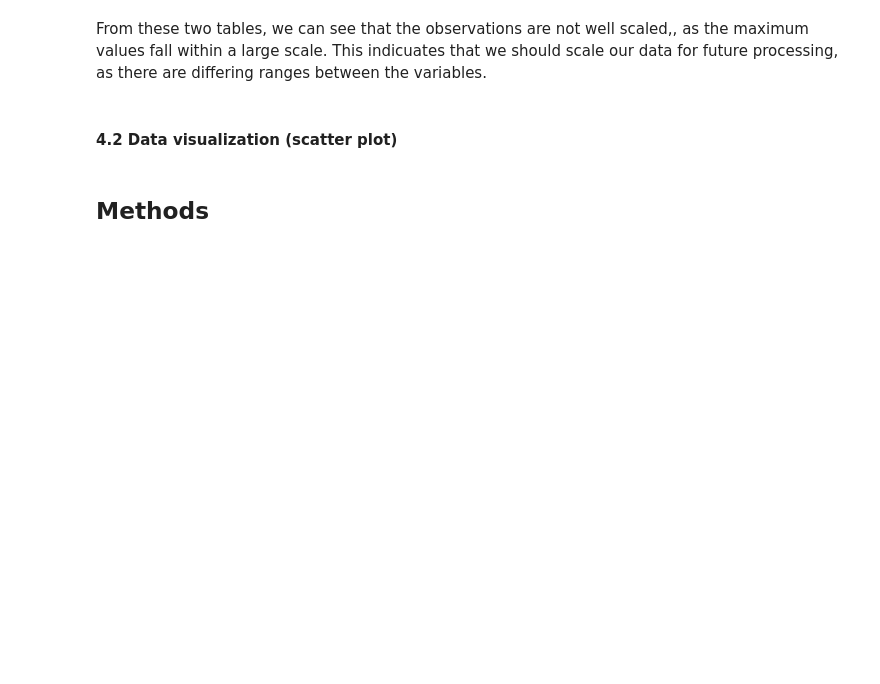
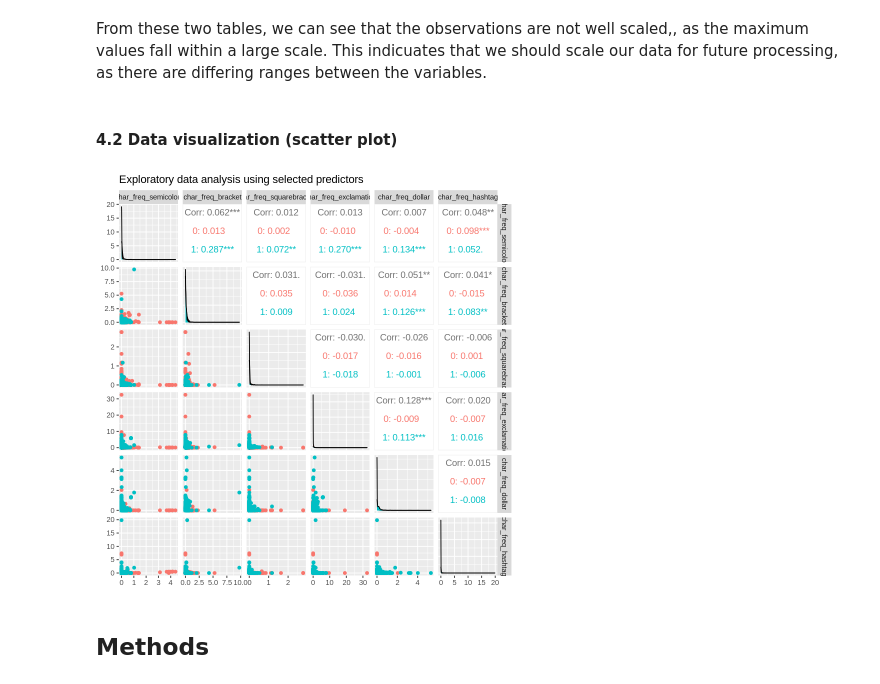
Before and after one commit to SarahHoang/dsci-100-project-group-162, a Jupyter notebook: proposal_group_162.ipynb, the cells around one changed output. Saved outputs shown, nothing was run; the diff lists cells and outputs as text; code cells hidden in the pictures; blank space fills up the shorter version.

Commit message:
Scatter plot 4.1

```diff
--- a/proposal_group_162.ipynb
+++ b/proposal_group_162.ipynb
@@ -208,6 +195,13 @@ A tibble: 1 × 4
 From these two tables, we can see that the observations are not well scaled,, as the maximum values fall within a large scale. This indicuates that we should scale our data for future processing, as there are differing ranges between the variables.
 # %% [markdown]
 #### 4.2 Data visualization (scatter plot)
+# %%
+train_plot <- ggpairs(data_train, columns = 50:55,
+                      title = "Exploratory data analysis using selected predictors",
+                      ggplot2::aes(colour=spam_indicator))
+train_plot
+# %% [output]
+[figure, added]
 # %% [markdown]
 ## Methods
 # %% [markdown]
```
Also changed, not shown: parts of 4 cells of this notebook.
